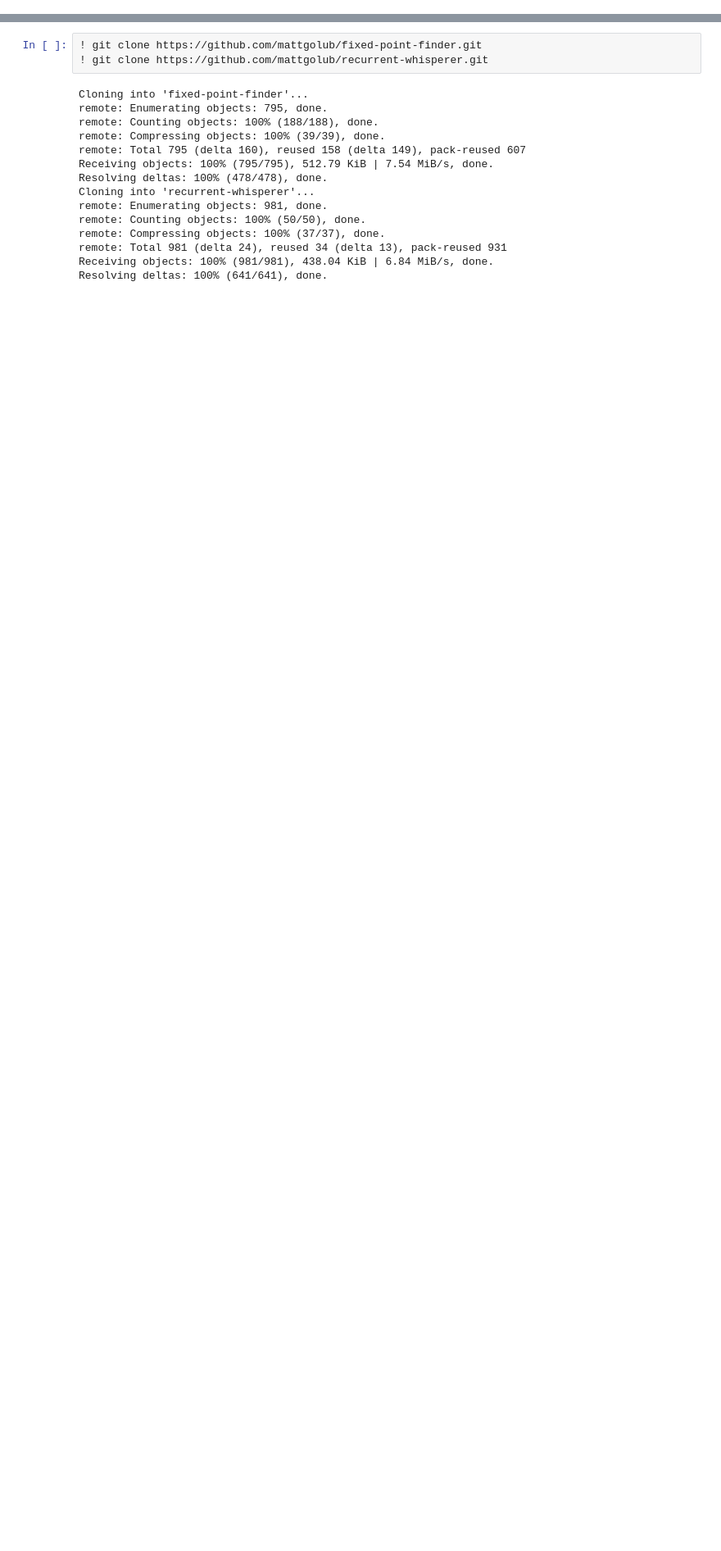
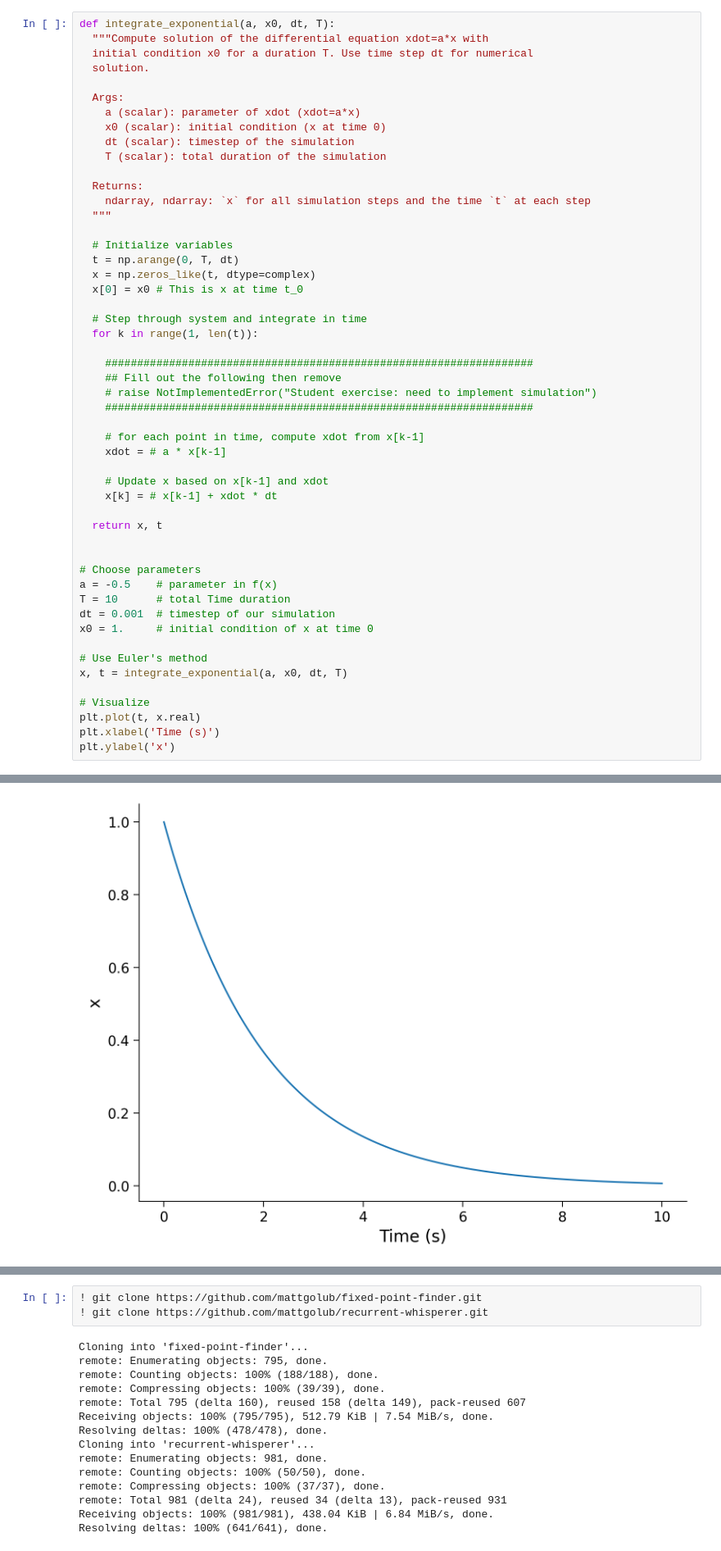
Before and after one commit to trendinafrica/TReND-CaMinA, a Jupyter notebook: notebooks/15-Thursday/FPF_example.ipynb, the cells around one changed output, grey strips where cells are left out. Shown at 82% size. Saved outputs shown, nothing was run; the diff lists cells and outputs as text; blank space fills up the shorter version.

```diff
--- a/notebooks/15-Thursday/FPF_example.ipynb
+++ b/notebooks/15-Thursday/FPF_example.ipynb
@@ -2,0 +223,52 @@
+# %%
+def integrate_exponential(a, x0, dt, T):
+  """Compute solution of the differential equation xdot=a*x with
+  initial condition x0 for a duration T. Use time step dt for numerical
+  solution.
+
+  Args:
+    a (scalar): parameter of xdot (xdot=a*x)
+    x0 (scalar): initial condition (x at time 0)
+    dt (scalar): timestep of the simulation
+    T (scalar): total duration of the simulation
+
+  Returns:
+    ndarray, ndarray: `x` for all simulation steps and the time `t` at each step
+  """
+
+  # Initialize variables
+  t = np.arange(0, T, dt)
+  x = np.zeros_like(t, dtype=complex)
+  x[0] = x0 # This is x at time t_0
+
+  # Step through system and integrate in time
+  for k in range(1, len(t)):
+
+    ###################################################################
+    ## Fill out the following then remove
+    # raise NotImplementedError("Student exercise: need to implement simulation")
+    ###################################################################
+
+    # for each point in time, compute xdot from x[k-1]
+    xdot = # a * x[k-1]
+
+    # Update x based on x[k-1] and xdot
+    x[k] = # x[k-1] + xdot * dt
+
+  return x, t
+
+
+# Choose parameters
+a = -0.5    # parameter in f(x)
+T = 10      # total Time duration
+dt = 0.001  # timestep of our simulation
+x0 = 1.     # initial condition of x at time 0
+
+# Use Euler's method
+x, t = integrate_exponential(a, x0, dt, T)
+
+# Visualize
+plt.plot(t, x.real)
+plt.xlabel('Time (s)')
+plt.ylabel('x')
+# %% [output]
@@ -2,0 +276 @@
+[figure, added]
```
Also changed, not shown: parts of 12 cells of this notebook.
